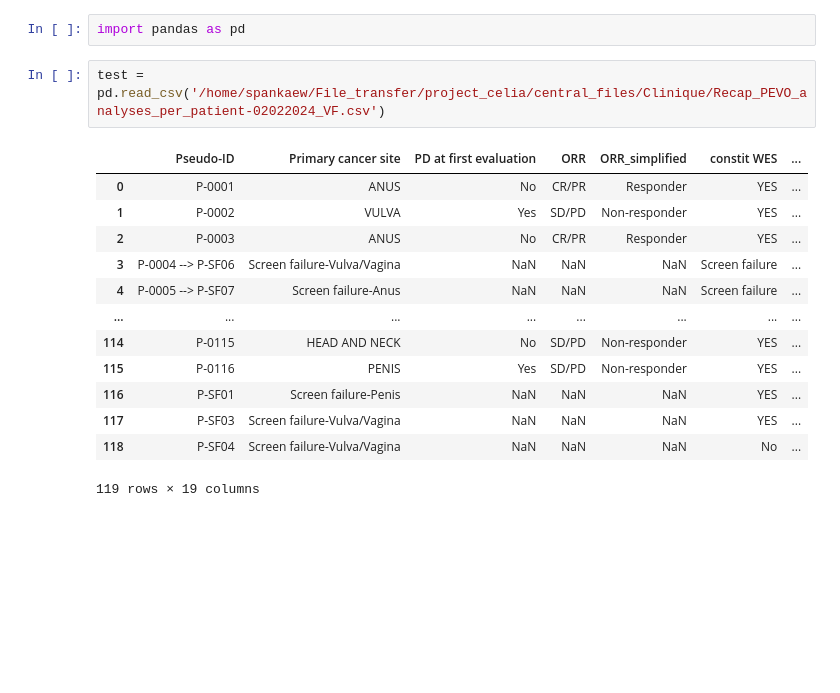
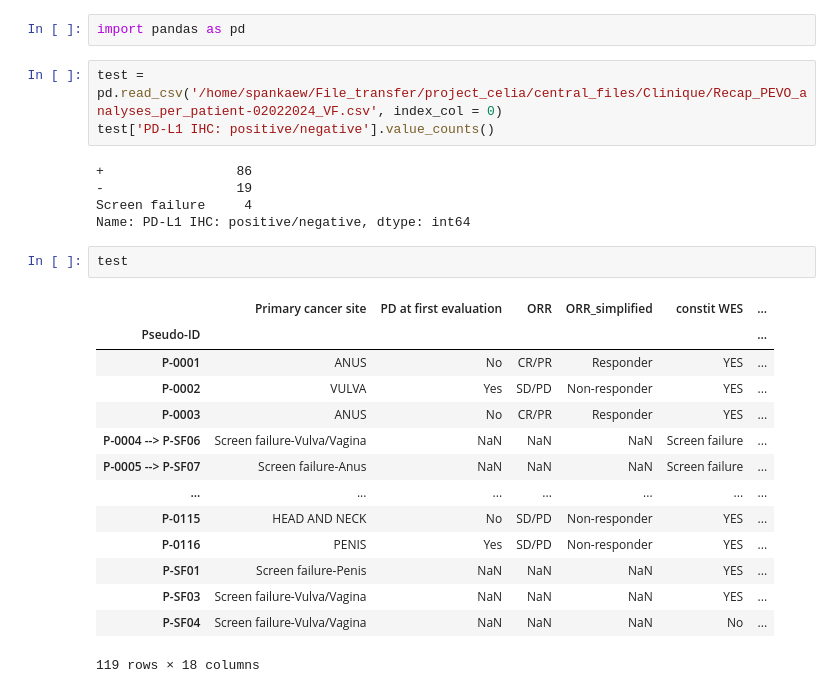
Before and after one commit to sysbio-curie/AstroLogics, a Jupyter notebook: test_test.ipynb, the cells around one changed output. Cells and saved outputs as stored; diff of their text form; blank space fills up the shorter version.

```diff
--- a/test_test.ipynb
+++ b/test_test.ipynb
@@ -1,18 +1,27 @@
 # %%
 import pandas as pd
 # %%
-test = pd.read_csv('/home/spankaew/File_transfer/project_celia/central_files/Clinique/Recap_PEVO_analyses_per_patient-02022024_VF.csv')
+test = pd.read_csv('/home/spankaew/File_transfer/project_celia/central_files/Clinique/Recap_PEVO_analyses_per_patient-02022024_VF.csv', index_col = 0)
+test['PD-L1 IHC: positive/negative'].value_counts()
 # %% [output]
-|  | Pseudo-ID | Primary cancer site | PD at first evaluation | ORR | ORR_simplified | constit WES | ... |
-| 0 | P-0001 | ANUS | No | CR/PR | Responder | YES | ... |
-| 1 | P-0002 | VULVA | Yes | SD/PD | Non-responder | YES | ... |
-| 2 | P-0003 | ANUS | No | CR/PR | Responder | YES | ... |
-| 3 | P-0004 --> P-SF06 | Screen failure-Vulva/Vagina | NaN | NaN | NaN | Screen failure | ... |
-| 4 | P-0005 --> P-SF07 | Screen failure-Anus | NaN | NaN | NaN | Screen failure | ... |
-| ... | ... | ... | ... | ... | ... | ... | ... |
-| 114 | P-0115 | HEAD AND NECK | No | SD/PD | Non-responder | YES | ... |
-| 115 | P-0116 | PENIS | Yes | SD/PD | Non-responder | YES | ... |
-| 116 | P-SF01 | Screen failure-Penis | NaN | NaN | NaN | YES | ... |
-| 117 | P-SF03 | Screen failure-Vulva/Vagina | NaN | NaN | NaN | YES | ... |
-| 118 | P-SF04 | Screen failure-Vulva/Vagina | NaN | NaN | NaN | No | ... |
-119 rows × 19 columns
++                 86
+-                 19
+Screen failure     4
+Name: PD-L1 IHC: positive/negative, dtype: int64
+# %%
+test
+# %% [output]
+|  | Primary cancer site | PD at first evaluation | ORR | ORR_simplified | constit WES | ... |
+| Pseudo-ID |  |  |  |  |  | ... |
+| P-0001 | ANUS | No | CR/PR | Responder | YES | ... |
+| P-0002 | VULVA | Yes | SD/PD | Non-responder | YES | ... |
+| P-0003 | ANUS | No | CR/PR | Responder | YES | ... |
+| P-0004 --> P-SF06 | Screen failure-Vulva/Vagina | NaN | NaN | NaN | Screen failure | ... |
+| P-0005 --> P-SF07 | Screen failure-Anus | NaN | NaN | NaN | Screen failure | ... |
+| ... | ... | ... | ... | ... | ... | ... |
+| P-0115 | HEAD AND NECK | No | SD/PD | Non-responder | YES | ... |
+| P-0116 | PENIS | Yes | SD/PD | Non-responder | YES | ... |
+| P-SF01 | Screen failure-Penis | NaN | NaN | NaN | YES | ... |
+| P-SF03 | Screen failure-Vulva/Vagina | NaN | NaN | NaN | YES | ... |
+| P-SF04 | Screen failure-Vulva/Vagina | NaN | NaN | NaN | No | ... |
+119 rows × 18 columns
```
Also changed, not shown: 3 other files.
